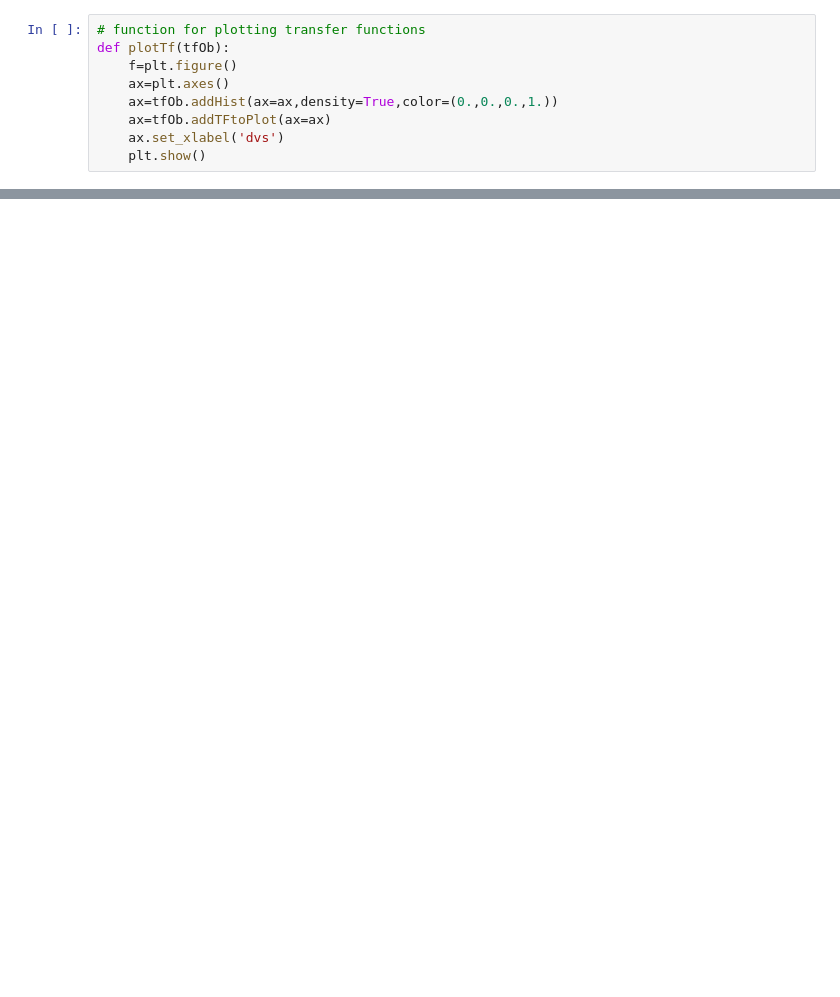
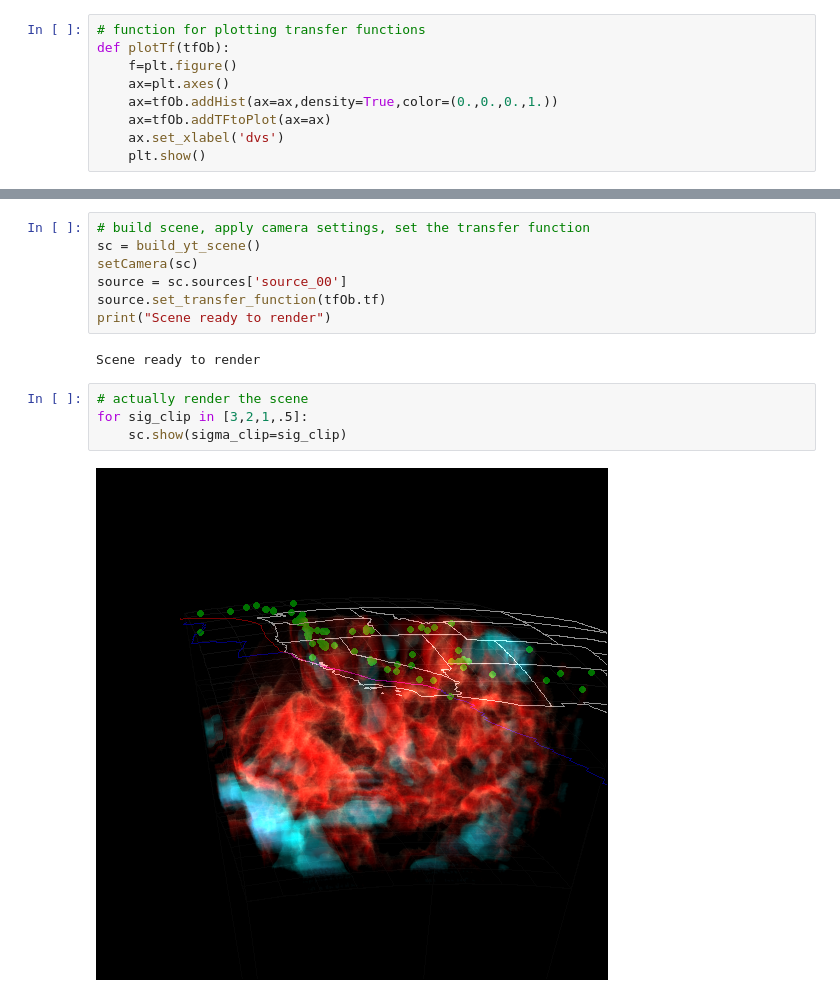
Before and after one commit to chrishavlin/yt_seismic, a Jupyter notebook: Notebook_3DseismicVis.ipynb, the cells around one changed output, grey strips where cells are left out. Saved outputs shown, nothing was run; the diff lists cells and outputs as text; blank space fills up the shorter version.

```diff
--- a/Notebook_3DseismicVis.ipynb
+++ b/Notebook_3DseismicVis.ipynb
@@ -137,0 +133,15 @@ yt : [INFO     ] 2020-05-06 12:03:12,224 Creating volume
+# %%
+# build scene, apply camera settings, set the transfer function
+sc = build_yt_scene()
+setCamera(sc)
+source = sc.sources['source_00']
+source.set_transfer_function(tfOb.tf)
+print("Scene ready to render")
+# %% [output]
+Scene ready to render
+# %%
+# actually render the scene
+for sig_clip in [3,2,1,.5]:
+    sc.show(sigma_clip=sig_clip)
+# %% [output]
+[figure, added]
```
Also changed, not shown: parts of 6 cells of this notebook.
